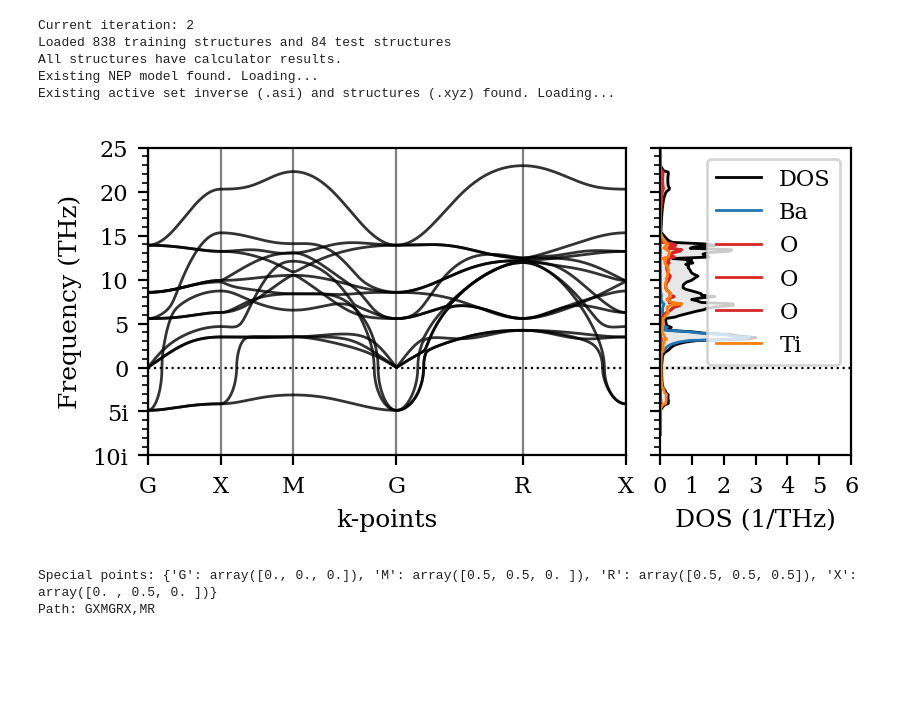
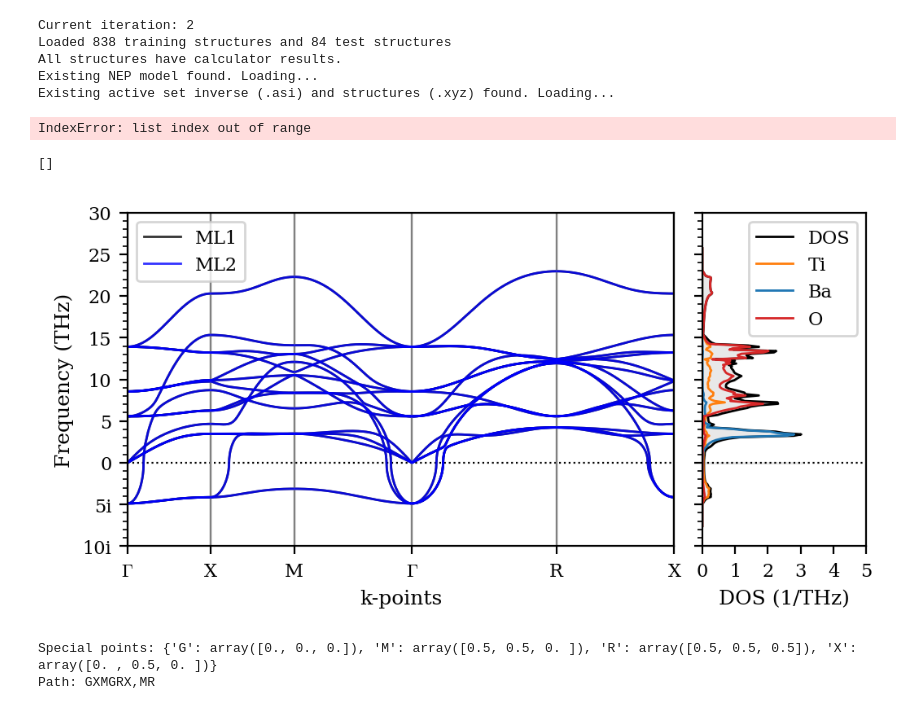
Before and after one commit to ThomasRavnborg/OxideSlabs, a Jupyter notebook: MLtraining.ipynb, the cells around one changed output. Cells and saved outputs as stored; diff of their text form; code cells hidden in the pictures; blank space fills up the shorter version.

```diff
--- a/MLtraining.ipynb
+++ b/MLtraining.ipynb
@@ -1816,10 +1824,20 @@ Loaded 838 training structures and 84 test structures
 All structures have calculator results.
 Existing NEP model found. Loading...
 Existing active set inverse (.asi) and structures (.xyz) found. Loading...
+# %%
+# Extract phonon dispersion data
+distances, freqencies, _, path_labels = get_phonon_dispersion(phonon_ML, custom=True)
+xticks = np.array([dist[0] for dist in distances] + [distances[-1][-1]])
+# %% [output]
+IndexError: list index out of range
+# %%
+distances
+# %% [output]
+[]
 # %%
-fig = plot_dispersion([phonon_ML], ['ML'], width=1)
+fig = plot_dispersion([phonon_ML, phonon_ML], ['ML1', 'ML2'], width=1, pDOS=True)
 # %% [output]
-[figure, old version]
+[figure, new version]
 # %%
 from ase.build import bulk
 
```
Also changed, not shown: parts of 2 cells of this notebook, 3 other files.
